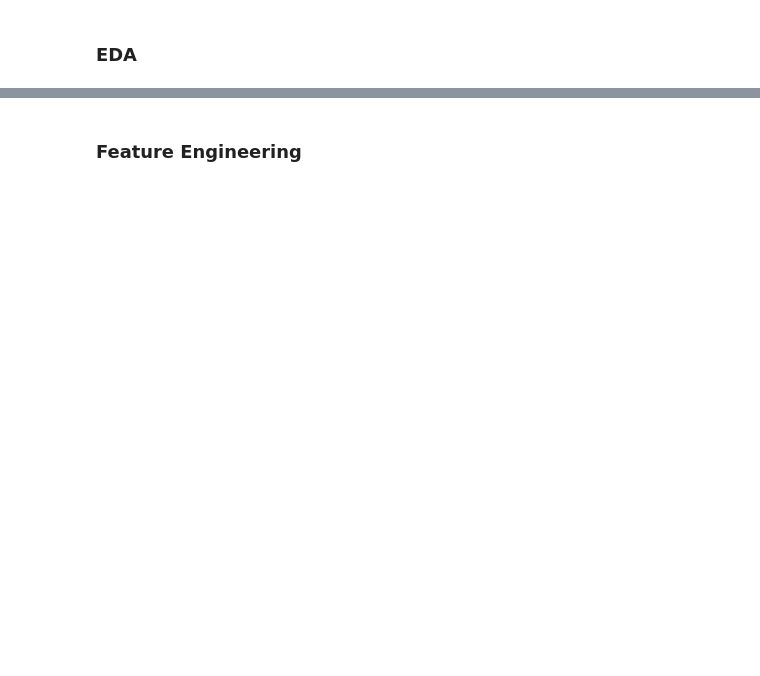
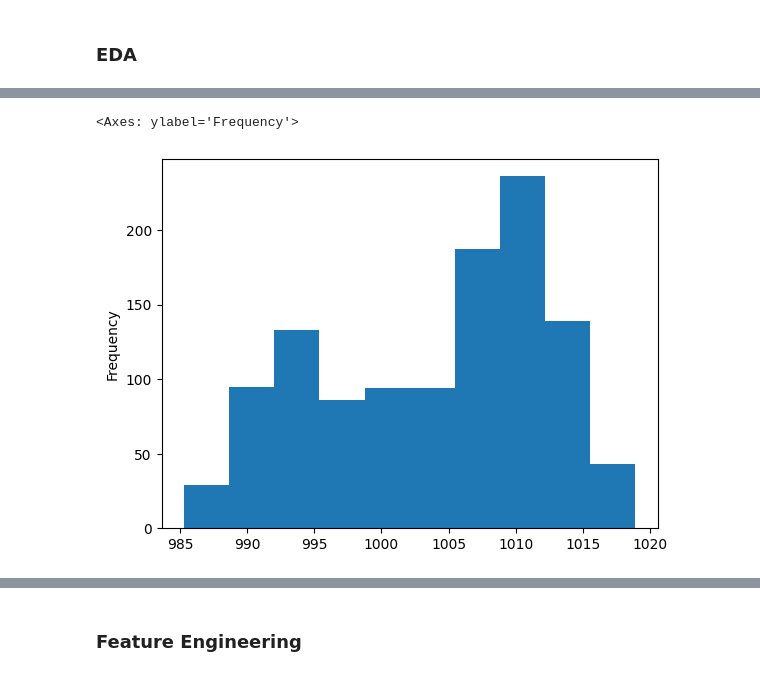
Before and after one commit to dpatel77/ProjectToto, a Jupyter notebook: ML_Model/ml_projectTOTO.ipynb, the cells around one changed output, grey strips where cells are left out. Drawn from its saved outputs; the diff is of its cells as text; code cells hidden in the pictures; blank space fills up the shorter version.

```diff
--- a/ML_Model/ml_projectTOTO.ipynb
+++ b/ML_Model/ml_projectTOTO.ipynb
@@ -163,0 +215,6 @@ Name: count, dtype: int64
+# %%
+#histogram of pressure when tornado is 1
+weather_df[weather_df['tornado'] == 1]['pressure_msl'].plot.hist()
+# %% [output]
+<Axes: ylabel='Frequency'>
+[figure, added]
```
Also changed, not shown: parts of 33 cells of this notebook, 5 other files.
